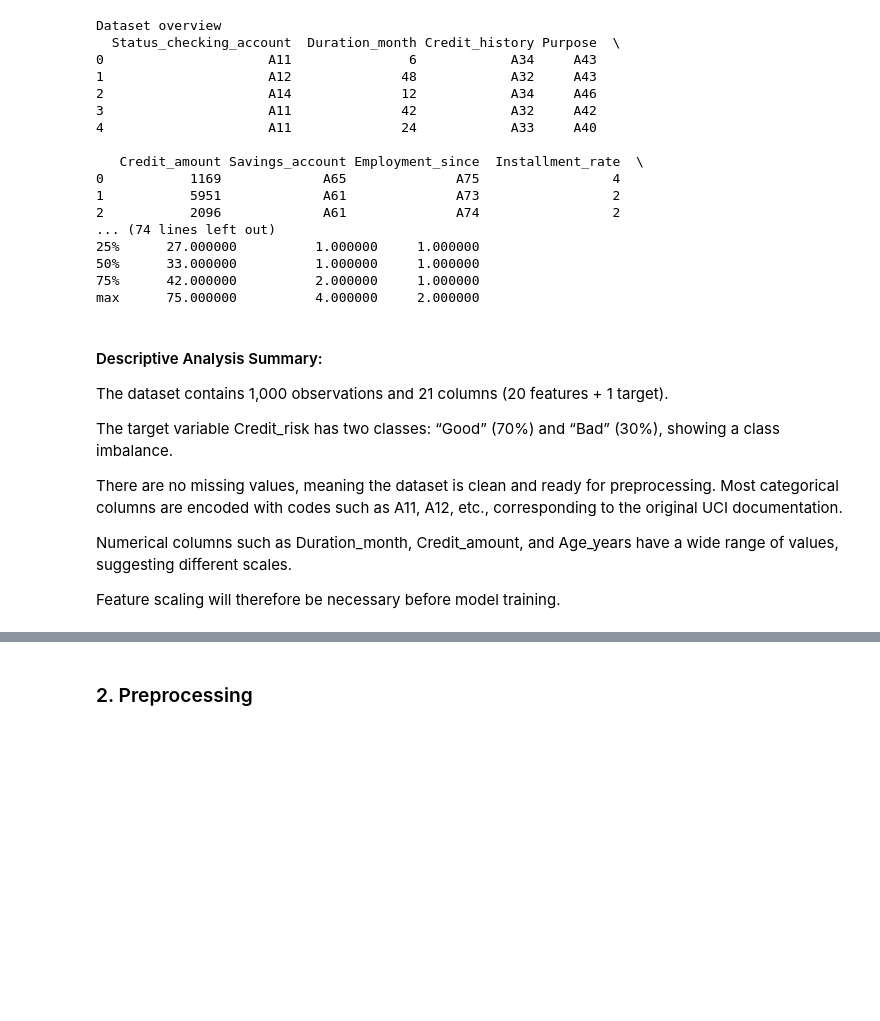
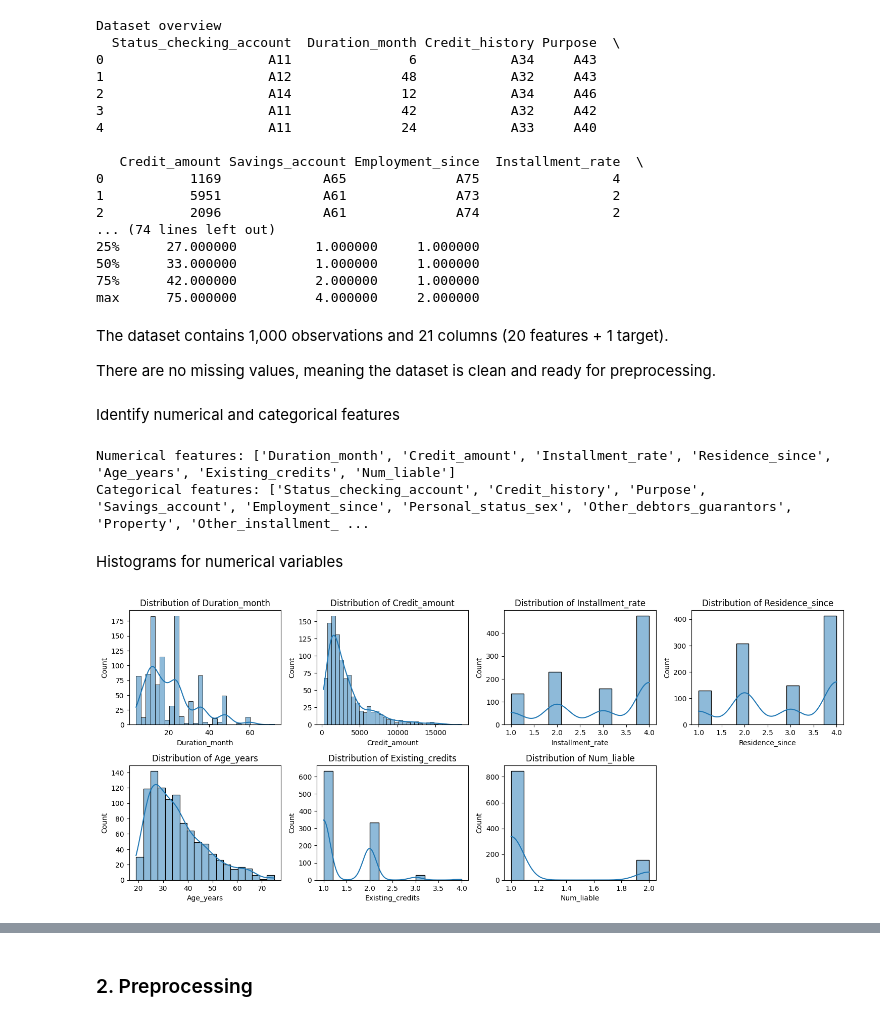
Before and after one commit to Marceeell1/Machine_Learning, a Jupyter notebook: Project.ipynb, the cells around one changed output, grey strips where cells are left out. Saved outputs shown, nothing was run; the diff lists cells and outputs as text; code cells hidden in the pictures; blank space fills up the shorter version.

Commit message:
Data visualization

```diff
--- a/Project.ipynb
+++ b/Project.ipynb
@@ -79,15 +78,32 @@ Dataset overview
 75%      42.000000          2.000000     1.000000
 max      75.000000          4.000000     2.000000
 # %% [markdown]
-#### Descriptive Analysis Summary:
-
 The dataset contains 1,000 observations and 21 columns (20 features + 1 target).
 
-The target variable Credit_risk has two classes: “Good” (70%) and “Bad” (30%), showing a class imbalance.
-
 There are no missing values, meaning the dataset is clean and ready for preprocessing.
-Most categorical columns are encoded with codes such as A11, A12, etc., corresponding to the original UCI documentation.
-
-Numerical columns such as Duration_month, Credit_amount, and Age_years have a wide range of values, suggesting different scales.
-
-Feature scaling will therefore be necessary before model training.
+# %% [markdown]
+Identify numerical and categorical features
+# %%
+numeric_cols = df.select_dtypes(include=['int64', 'float64']).columns.tolist()
+categorical_cols = df.select_dtypes(include=['object']).columns.tolist()
+
+print("Numerical features:", numeric_cols)
+print("Categorical features:", categorical_cols)
+# %% [output]
+Numerical features: ['Duration_month', 'Credit_amount', 'Installment_rate', 'Residence_since', 'Age_years', 'Existing_credits', 'Num_liable']
+Categorical features: ['Status_checking_account', 'Credit_history', 'Purpose', 'Savings_account', 'Employment_since', 'Personal_status_sex', 'Other_debtors_guarantors', 'Property', 'Other_installment_ ...
+# %% [markdown]
+Histograms for numerical variables
+# %%
+import matplotlib.pyplot as plt
+import seaborn as sns
+
+plt.figure(figsize=(15, 12))
+for i, col in enumerate(numeric_cols):
+    plt.subplot(4, 4, i+1)
+    sns.histplot(df[col], kde=True)
+    plt.title(f"Distribution of {col}")
+plt.tight_layout()
+plt.show()
+# %% [output]
+[figure, added]
```
Also changed, not shown: parts of 30 cells of this notebook.
